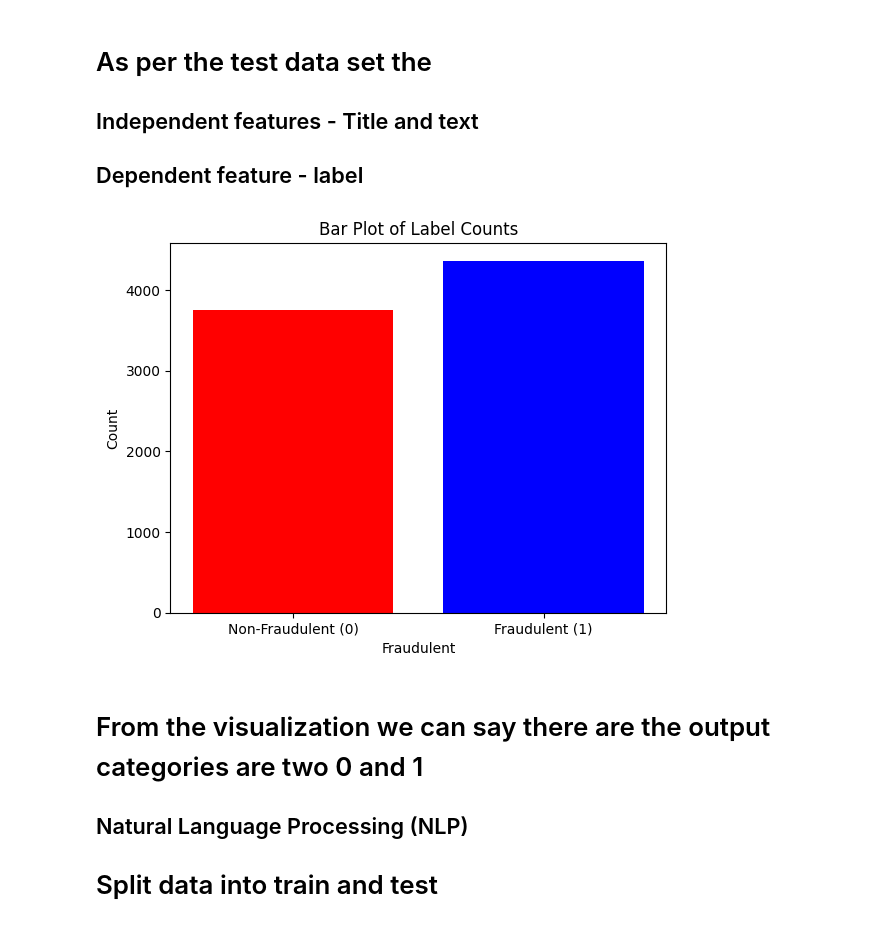
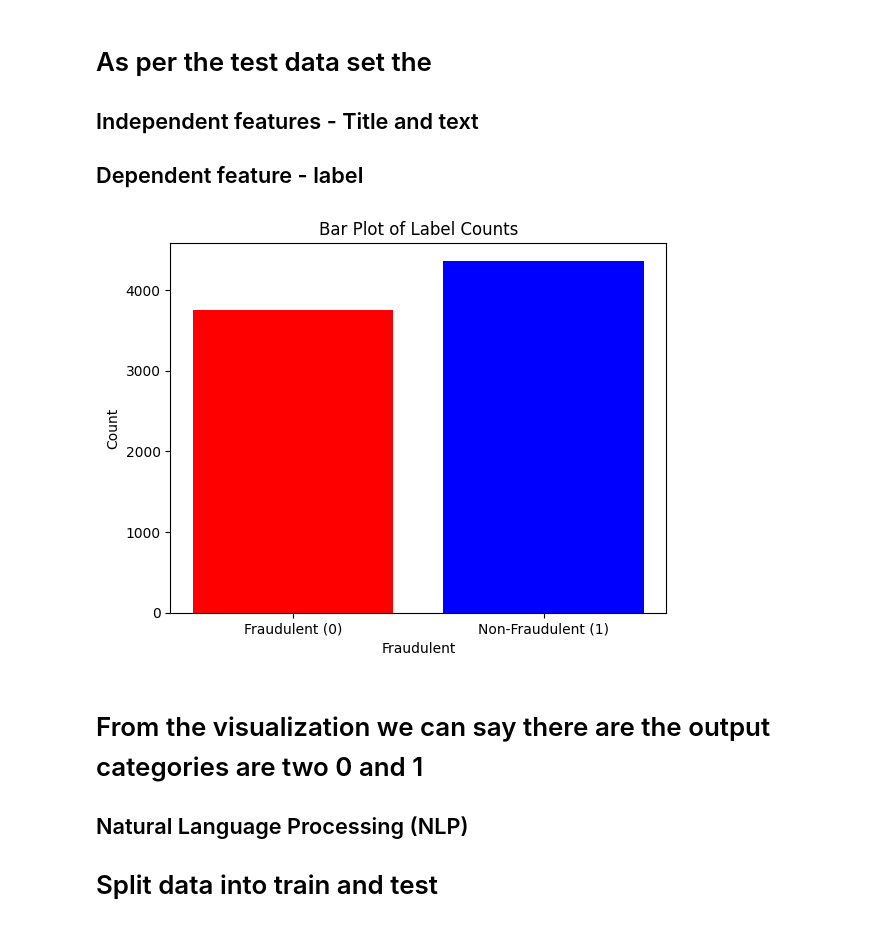
Before and after one commit to snehangshu2002/Data-Science-Project, a Jupyter notebook: Fake_News_Classification/Fake News Classification.ipynb, the cells around one changed output. Cells and saved outputs as stored; diff of their text form; code cells hidden in the pictures.

```diff
--- a/Fake_News_Classification/Fake News Classification.ipynb
+++ b/Fake_News_Classification/Fake News Classification.ipynb
@@ -200,16 +200,16 @@ plt.show()
 # %%
 value_counts2 = df_test['label'].value_counts()
 # Create bar plot
 plt.bar(value_counts2.index, value_counts2.values, color=['blue', 'red'])
 
 # Add labels and title
 plt.xlabel('Fraudulent')
 plt.ylabel('Count')
 plt.title('Bar Plot of Label Counts')
-plt.xticks([0, 1], ['Non-Fraudulent (0)', 'Fraudulent (1)'])
+plt.xticks([1, 0], ['Non-Fraudulent (1)', 'Fraudulent (0)'])
 plt.show()
 # %% [output]
-[figure, old version]
+[figure, new version]
 # %% [markdown]
 # From the visualization we can say there are the output categories are two 0 and 1
 ## Natural Language Processing (NLP)
```
Also changed, not shown: parts of 2 cells of this notebook.
